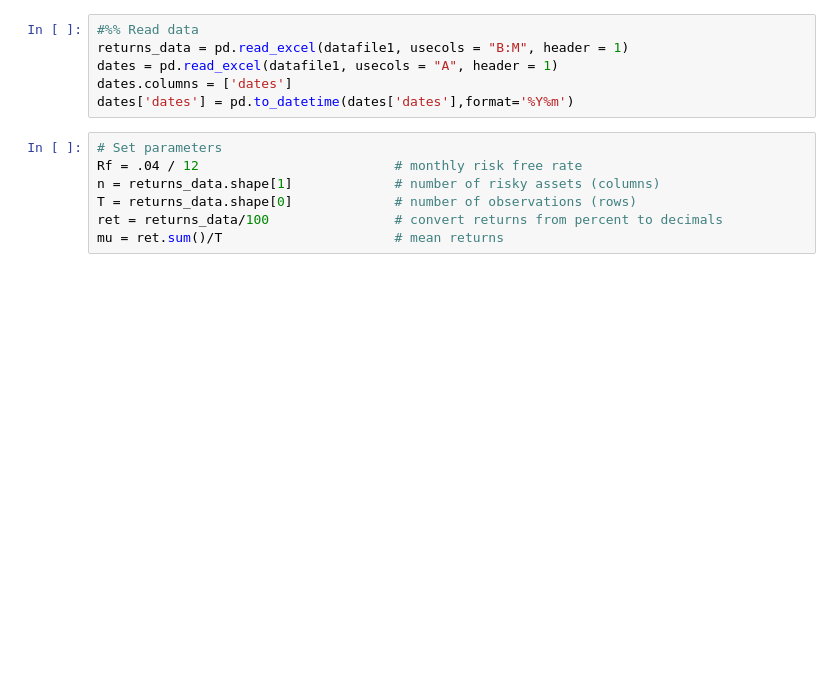
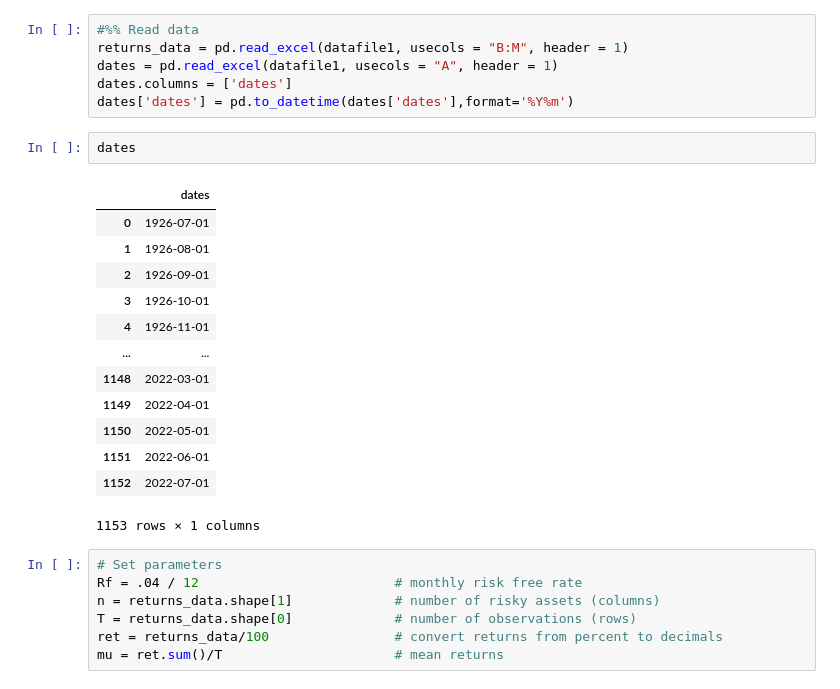
Before and after one commit to seanzhu815/402, a Jupyter notebook: Assignment_2.ipynb, the cells around one changed output. Saved outputs shown, nothing was run; the diff lists cells and outputs as text; blank space fills up the shorter version.

```diff
--- a/Assignment_2.ipynb
+++ b/Assignment_2.ipynb
@@ -36,6 +36,22 @@ returns_data = pd.read_excel(datafile1, usecols = "B:M", header = 1)
 dates = pd.read_excel(datafile1, usecols = "A", header = 1)
 dates.columns = ['dates']
 dates['dates'] = pd.to_datetime(dates['dates'],format='%Y%m')
+# %%
+dates
+# %% [output]
+|  | dates |
+| 0 | 1926-07-01 |
+| 1 | 1926-08-01 |
+| 2 | 1926-09-01 |
+| 3 | 1926-10-01 |
+| 4 | 1926-11-01 |
+| ... | ... |
+| 1148 | 2022-03-01 |
+| 1149 | 2022-04-01 |
+| 1150 | 2022-05-01 |
+| 1151 | 2022-06-01 |
+| 1152 | 2022-07-01 |
+1153 rows × 1 columns
 # %%
 # Set parameters
 Rf = .04 / 12                         # monthly risk free rate
```
Also changed, not shown: parts of 18 cells of this notebook.
